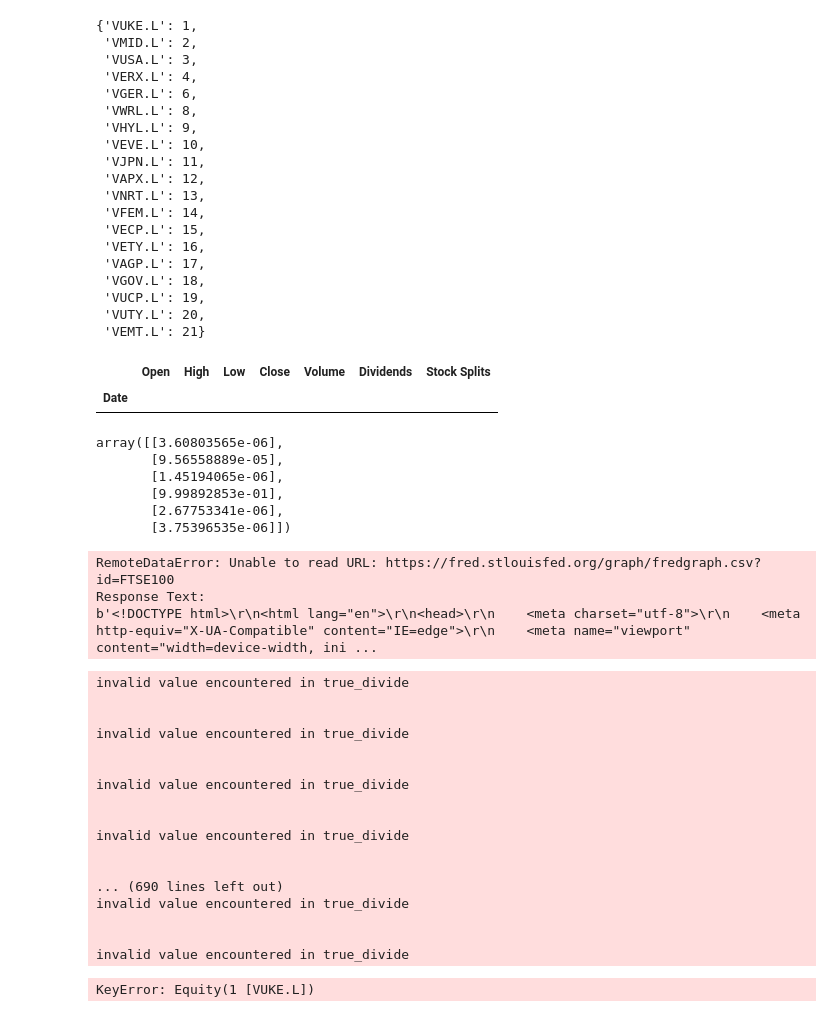
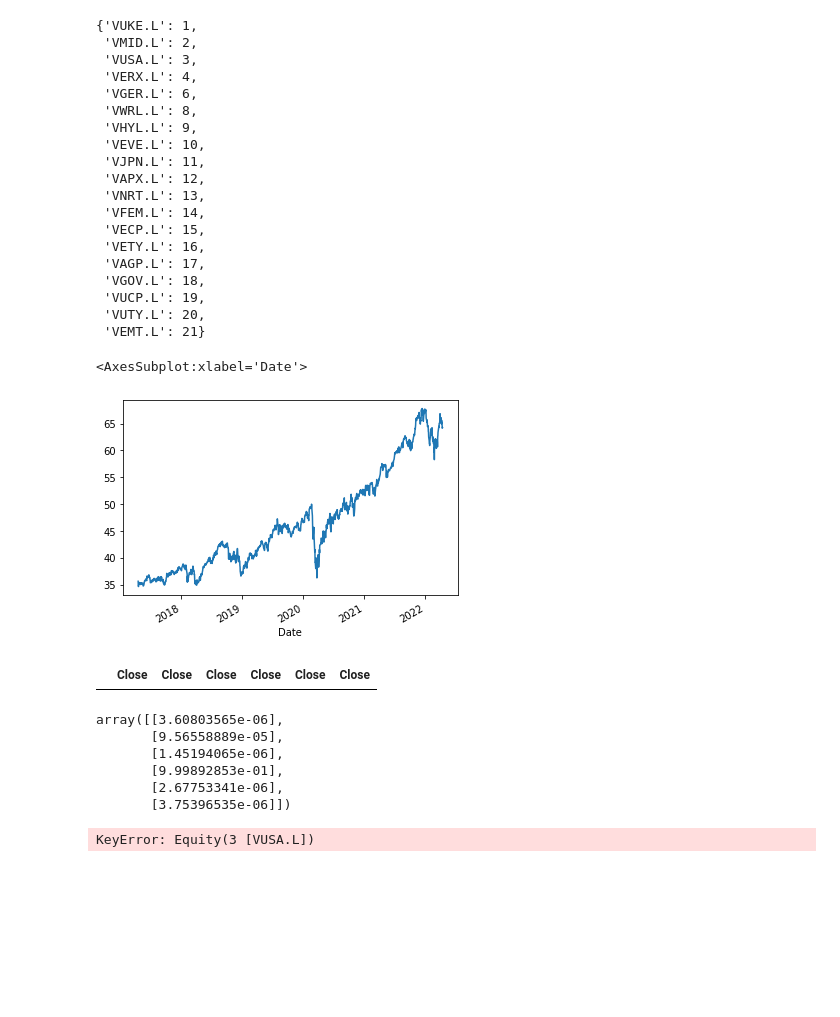
Before and after one commit to rorymcstay/investment-analysis, a Jupyter notebook: MarkowitzOptiization.ipynb, the cells around one changed output. Cells and saved outputs as stored; diff of their text form; code cells hidden in the pictures; blank space fills up the shorter version.

```diff
--- a/MarkowitzOptiization.ipynb
+++ b/MarkowitzOptiization.ipynb
@@ -77,10 +82,10 @@ vusa = yf.Ticker('VUSA.L').history('5y')
 vjpn = yf.Ticker('VJPN.L').history('5y')
 vwrl = yf.Ticker('VWRL.L').history('5y')
 # %%
-vwrl[vwrl.index == pd.Timestamp(2022,12,22)]
+vusa[vusa].Open.plot()
 # %% [output]
-|  | Open | High | Low | Close | Volume | Dividends | Stock Splits |
-| Date |  |  |  |  |  |  |  |
+<AxesSubplot:xlabel='Date'>
+[figure, added]
 # %%
 returns = pd.DataFrame(list(map(
         lambda close: close.pct_change().dropna().squeeze(), [
@@ -95,3 +100,7 @@ returns = pd.DataFrame(list(map(
+# %%
+returns
+# %% [output]
+|  | Close | Close | Close | Close | Close | Close |
 # %%
 weights, _, _ = computation.optimal_portfolio(returns.T)
 weights
@@ -130,16 +139,11 @@ def analyze(context: TradingAlgorithm, perf):
 #analyze(Tr, perf)
 # %%
 sp500 = web.DataReader('SP500', 'fred', start, end).SP500
-ftse100 = web.DataReader('FTSE100', 'fred', start, end).SP500
-# %% [output]
-RemoteDataError: Unable to read URL: https://fred.stlouisfed.org/graph/fredgraph.csv?id=FTSE100
-Response Text:
-b'<!DOCTYPE html>\r\n<html lang="en">\r\n<head>\r\n    <meta charset="utf-8">\r\n    <meta http-equiv="X-UA-Compatible" content="IE=edge">\r\n    <meta name="viewport" content="width=device-width, ini ...
 # %%
 
 
-start = pd.Timestamp('2017-08-31')
-end = pd.Timestamp('2022-04-08')
+start = pd.Timestamp('2021-04-18')
+end = pd.Timestamp('2022-04-18')
 
 sp500 = web.DataReader('SP500', 'fred', start, end).SP500
 benchmark_returns = sp500.pct_change()
@@ -158,21 +162,4 @@ perf: pd.DataFrame = run_algorithm(
 )
 perf.to_csv('./backtest.pickle')
 # %% [output]
-invalid value encountered in true_divide
-
-
-invalid value encountered in true_divide
-
-
-invalid value encountered in true_divide
-
-
-invalid value encountered in true_divide
-
-
-... (690 lines left out)
-invalid value encountered in true_divide
-
-
-invalid value encountered in true_divide
+KeyError: Equity(3 [VUSA.L])
-KeyError: Equity(1 [VUKE.L])
```
Also changed, not shown: parts of 3 cells of this notebook, 2 other files.
